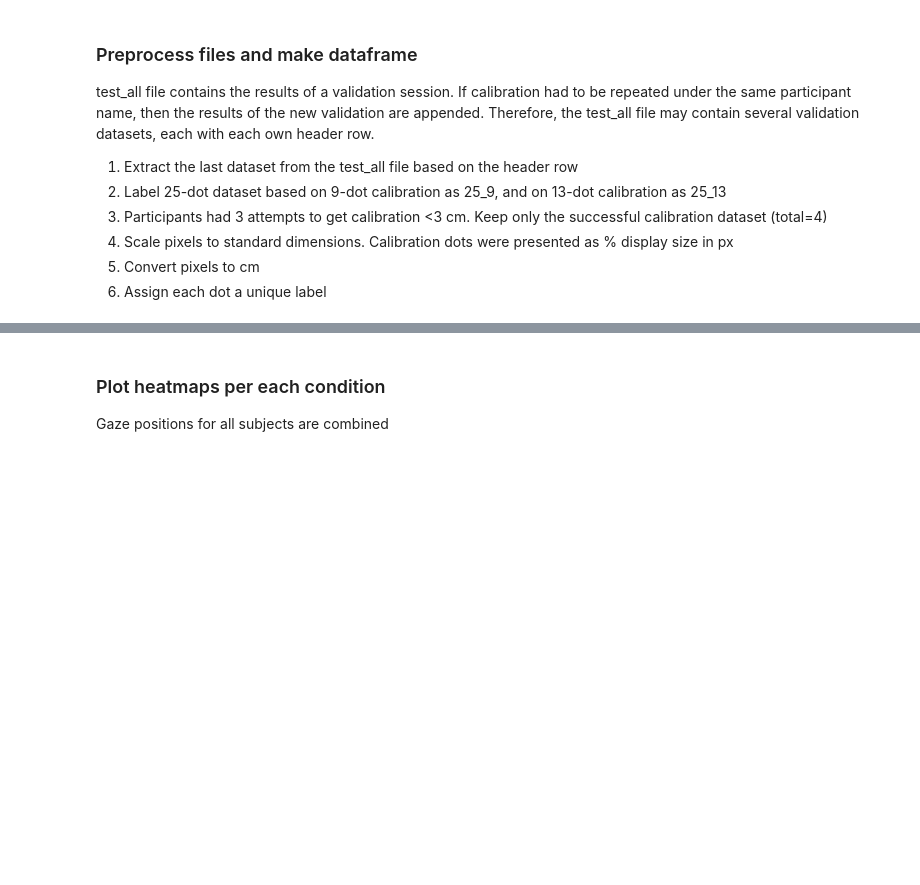
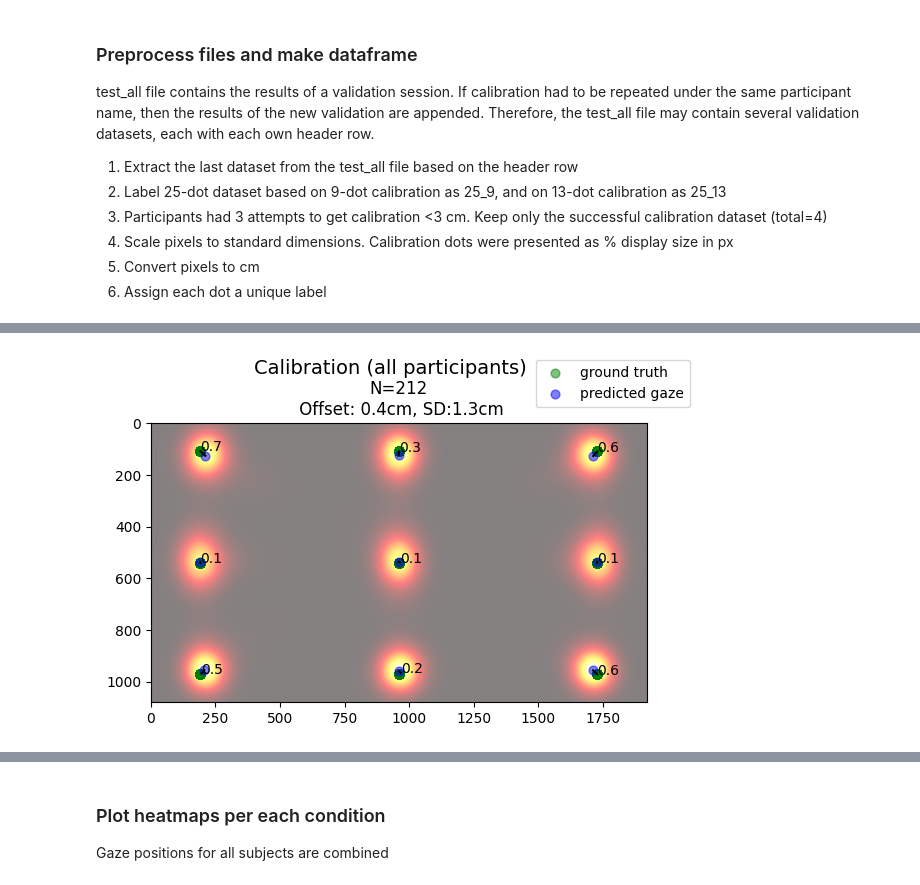
Before and after one commit to artembelopolsky/DeepEye_analyze, a Jupyter notebook: deepeye_analyze_VBLDress1_calibration.ipynb, the cells around one changed output, grey strips where cells are left out. Saved outputs shown, nothing was run; the diff lists cells and outputs as text; code cells hidden in the pictures; blank space fills up the shorter version.

```diff
--- a/deepeye_analyze_VBLDress1_calibration.ipynb
+++ b/deepeye_analyze_VBLDress1_calibration.ipynb
@@ -80,0 +196,65 @@ FileNotFoundError: [Errno 2] No such file or directory: 'C:/Users/aby600/Dropbox
+# %%
+def plot_all_dots(df):
+    # Make heatmap of all gaze points of all subjects
+    heatmap = makeHeat([target_resX, target_resY], np.array(df.user_pred_px_x_scaled), np.array(df.user_pred_px_y_scaled))
+
+    # Get median gaze prediction per dot
+    median_pred_x = df.groupby('unique_dot').user_pred_px_x_scaled.median()
+    median_pred_y = df.groupby('unique_dot').user_pred_px_y_scaled.median()
+
+    # Get ground truth per each dot
+    true_x = df.groupby('unique_dot').x_scaled.mean()
+    true_y = df.groupby('unique_dot').y_scaled.mean()
+
+    # calculate the distance between median gaze prediction to ground truth per each dot
+    offset = np_euclidean_distance(np.array([median_pred_x, median_pred_y]).T, np.array([true_x, true_y]).T)
+
+    # Convert to cm
+    offset_cm = offset *  df.scale_cm_in_px[0]
+
+    # Compute SD
+    median_pred = df.groupby('unique_dot')[['user_pred_px_x_scaled','user_pred_px_y_scaled']].median()
+    median_pred.columns = ['median_pred_x', 'median_pred_y']
+    # Add median prediction per dot into the original df
+    df = pd.merge(df, median_pred, on="unique_dot", how="left")
+
+    # Compute euclidean distance from each gaze sample to median gaze for each dot
+    df['eucl_dist_gaze_to_median_px'] = np_euclidean_distance(np.array([df.user_pred_px_x_scaled, df.user_pred_px_y_scaled]).T,
+                                                             np.array([df.median_pred_x, df.median_pred_y]).T)
+
+    # Average e.d. for each dot
+    SD = df.groupby('unique_dot').eucl_dist_gaze_to_median_px.mean()
+    SD_cm = SD * df.scale_cm_in_px[0]
+
+    # Get subplot coordinates
+    # row = subplot_cell[count_plots2][0]
+    # column = subplot_cell[count_plots2][1]
+
+    # Plot heatmap for current condition
+    plt.figure()
+
+    plt.imshow(heatmap, cmap=cm.hot, extent=[0, target_resX, target_resY, 0], alpha = 0.5, aspect='equal')
+    # Plot true pos and predicted median errors, lines
+    plt.scatter(df.x_scaled, df.y_scaled, c='g', s=40, alpha=0.5, label='ground truth')
+    plt.scatter(median_pred_x, median_pred_y, c='b', s=40, alpha=0.5, label='predicted gaze')
+    plt.plot([median_pred_x, true_x], [median_pred_y, true_y], c='black')
+    # Title
+    # df['subj_nr'] = 1
+    plt.title(f'N={df.subj_nr.unique().size}\n Offset: {np.round(offset_cm.mean(),1)}cm, SD:{np.round(SD_cm.mean(),1)}cm')
+
+    # Plot offset values for each dot
+    for x,y,e in zip(np.array(true_x), np.array(true_y), np.round(offset_cm, 1)):
+        plt.text(x, y, e, fontsize=10)
+
+    # count_plots2 += 1
+
+
+    # Save plot
+    plt.suptitle(f'Calibration (all participants)', fontsize=14)
+    plt.subplots_adjust(top=1.0)
+    plt.legend(loc='upper right', bbox_to_anchor=(1.1,1.25))
+    # fig2.savefig('calibration.jpg', dpi=1000, pad_inches=0)
+
+plot_all_dots(all_df)
+# %% [output]
+[figure, added]
```
Also changed, not shown: parts of 10 cells of this notebook.
